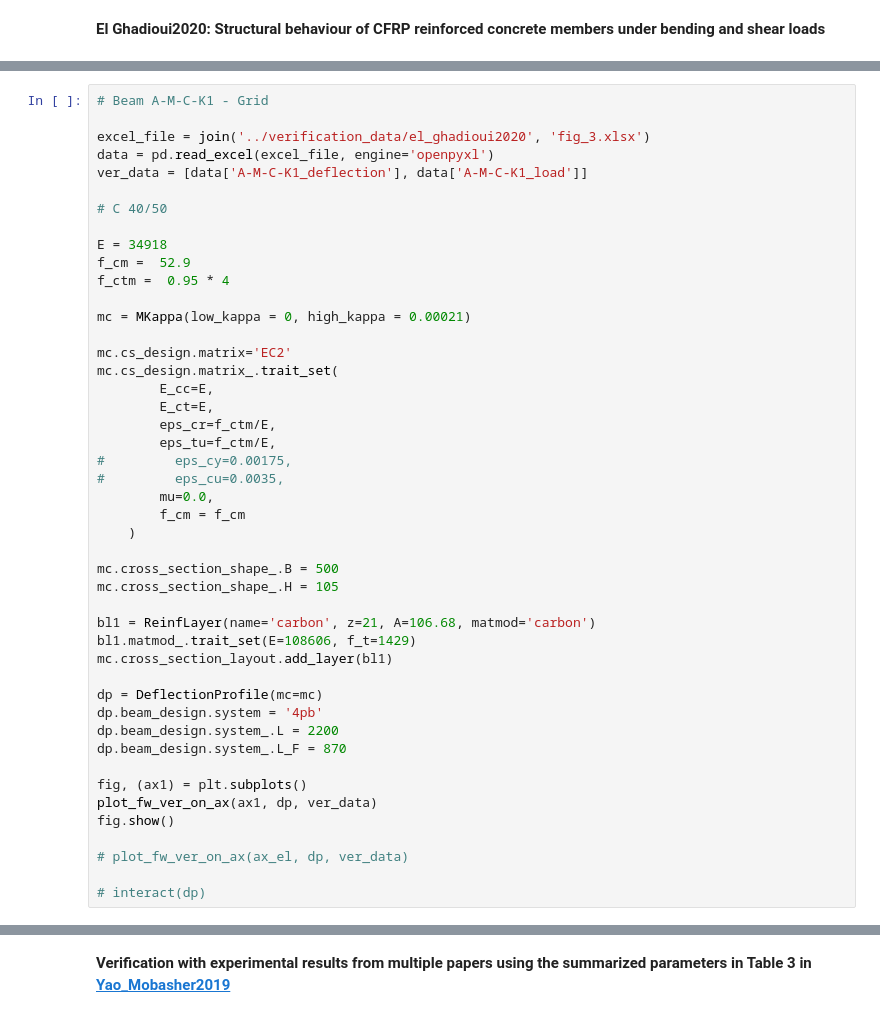
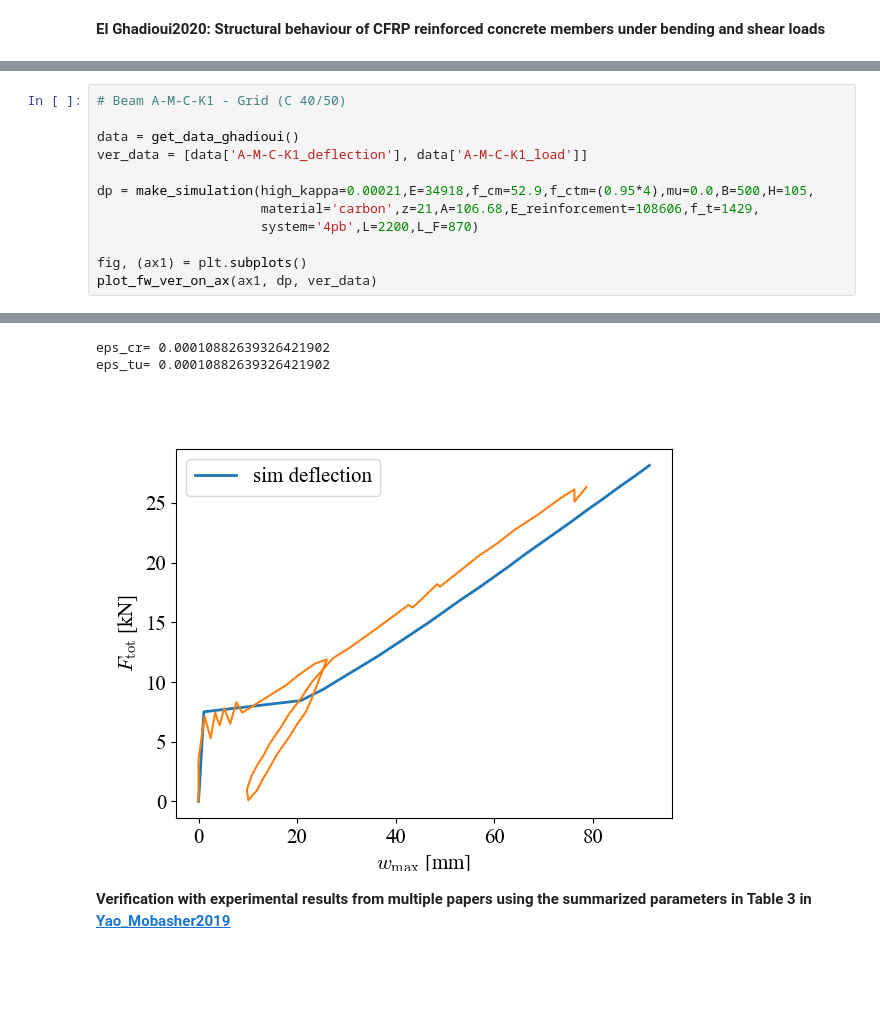
Before and after one commit to bmcs-group/bmcs_beam, a Jupyter notebook: notebooks/deflection/deflection_verification/deflection_profile_verification.ipynb, the cells around one changed output, grey strips where cells are left out. Cells and saved outputs as stored; diff of their text form; blank space fills up the shorter version.

```diff
--- a/notebooks/deflection/deflection_verification/deflection_profile_verification.ipynb
+++ b/notebooks/deflection/deflection_verification/deflection_profile_verification.ipynb
@@ -222,47 +178,13 @@ fig.show()
 # %%
-# Beam A-M-C-K1 - Grid
+# Beam A-M-C-K1 - Grid (C 40/50)
 
-excel_file = join('../verification_data/el_ghadioui2020', 'fig_3.xlsx')
-data = pd.read_excel(excel_file, engine='openpyxl')
+data = get_data_ghadioui()
 ver_data = [data['A-M-C-K1_deflection'], data['A-M-C-K1_load']]
 
-# C 40/50
-
-E = 34918
-f_cm =  52.9
-f_ctm =  0.95 * 4
-
-mc = MKappa(low_kappa = 0, high_kappa = 0.00021)
-
-mc.cs_design.matrix='EC2'
-mc.cs_design.matrix_.trait_set(
-        E_cc=E,
-        E_ct=E,
-        eps_cr=f_ctm/E,
-        eps_tu=f_ctm/E,
-#         eps_cy=0.00175,
-#         eps_cu=0.0035,
-        mu=0.0,
-        f_cm = f_cm
-    )
-
-mc.cross_section_shape_.B = 500
-mc.cross_section_shape_.H = 105
-
-bl1 = ReinfLayer(name='carbon', z=21, A=106.68, matmod='carbon')
-bl1.matmod_.trait_set(E=108606, f_t=1429)
-mc.cross_section_layout.add_layer(bl1)
-
-dp = DeflectionProfile(mc=mc)
-dp.beam_design.system = '4pb'
-dp.beam_design.system_.L = 2200
-dp.beam_design.system_.L_F = 870
+dp = make_simulation(high_kappa=0.00021,E=34918,f_cm=52.9,f_ctm=(0.95*4),mu=0.0,B=500,H=105,
+                     material='carbon',z=21,A=106.68,E_reinforcement=108606,f_t=1429,
+                     system='4pb',L=2200,L_F=870)
 
 fig, (ax1) = plt.subplots()
 plot_fw_ver_on_ax(ax1, dp, ver_data)
-fig.show()
-
-# plot_fw_ver_on_ax(ax_el, dp, ver_data)
-
-# interact(dp)
 # %% [output]
@@ -270,3 +191,6 @@ fig.show()
+eps_cr= 0.00010882639326421902
+eps_tu= 0.00010882639326421902
+[figure, added]
 # %% [markdown]
 **Verification with experimental results from multiple papers using the summarized parameters in Table 3 in [Yao_Mobasher2019](https://doi.org/10.1002/suco.201900404)**
 # %% [markdown]
```
Also changed, not shown: parts of 14 cells of this notebook, 1 other file.
